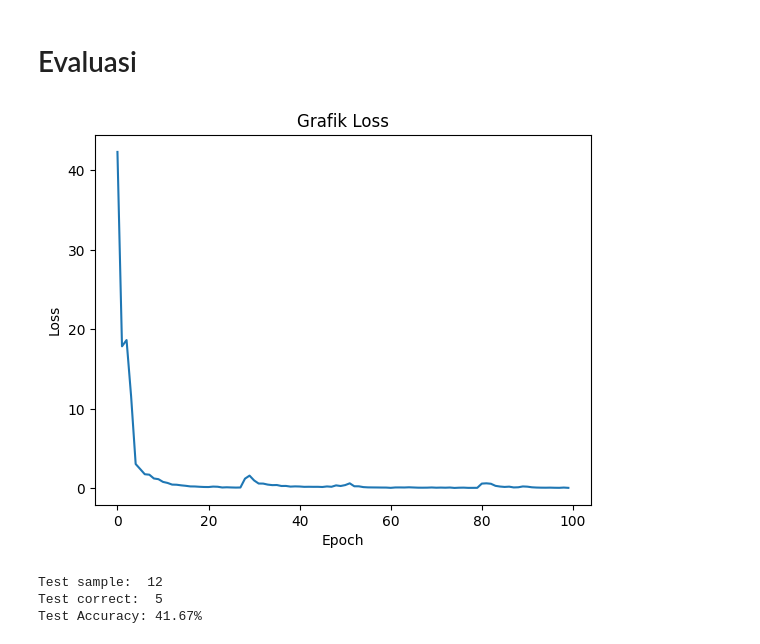
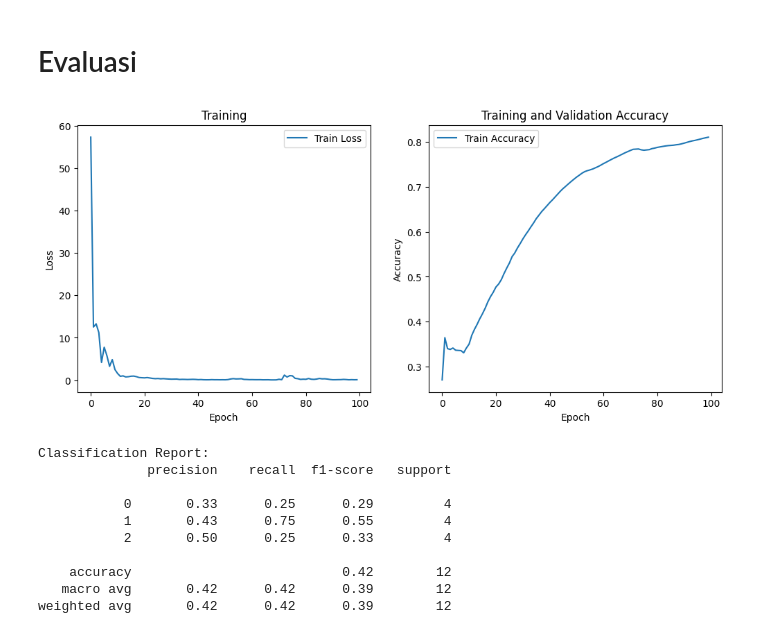
Before and after one commit to sixxkr/21102254_Karsten-Errando-Winoto_IF09SC1_Penganalan-Pola, a Jupyter notebook: Tubes.ipynb, the cells around one changed output. Cells and saved outputs as stored; diff of their text form; code cells hidden in the pictures.

```diff
--- a/Tubes.ipynb
+++ b/Tubes.ipynb
@@ -20,9 +22,9 @@ from torch.utils.data import Dataset, DataLoader
 # %% [markdown]
 # Dataset
 # %%
-a = 'D:/SEKOLAH/KULIAH/SEMESTER 6/PENGENALAN POLA/transformer/DS_GEKCO/ALBINO'
-b = 'D:/SEKOLAH\KULIAH/SEMESTER 6/PENGENALAN POLA/transformer/DS_GEKCO/BOLDSTRIPE'
-ab  = 'D:/SEKOLAH/KULIAH/SEMESTER 6/PENGENALAN POLA/transformer/DS_GEKCO/BOLDSTIPE_ALBINO'
+a = 'D:/SEKOLAH/KULIAH/SEMESTER 6/PENGENALAN POLA/21102254_Karsten Errando Winoto_IF 09 SC 1_Pengenalan Pola 1/DS_GEKCO/ALBINO'
+b = 'D:/SEKOLAH/KULIAH/SEMESTER 6/PENGENALAN POLA/21102254_Karsten Errando Winoto_IF 09 SC 1_Pengenalan Pola 1/DS_GEKCO/BOLDSTRIPE'
+ab  = 'D:/SEKOLAH/KULIAH/SEMESTER 6/PENGENALAN POLA/21102254_Karsten Errando Winoto_IF 09 SC 1_Pengenalan Pola 1/DS_GEKCO/BOLDSTIPE_ALBINO'
 # %%
 def ambil_data(folder):
     gecko = []
@@ -128,6 +130,9 @@ criterion  = nn.CrossEntropyLoss()
 EPOCH = 100
 device = 'cpu'
 loss_all = []
+accuracy_all =[]
+total_correct = 0
+total_samples = 0
 for epoch in range(EPOCH):
     loss_total = 0
     for batch, (src, trg) in enumerate(train_data):
@@ -141,7 +146,11 @@ for epoch in range(EPOCH):
         optimizer.zero_grad()
         loss.backward()
         optimizer.step()
+        total_correct += (torch.argmax(pred, dim=1) == torch.argmax(trg, dim=1)).sum().item()
+        total_samples += trg.size(0)
     loss_batch = loss_total / len(train_data)
     loss_all.append(loss_batch)
-    print("epoch = ", epoch + 1, "loss = ", loss_batch)
+    accuracy = total_correct / total_samples
+    accuracy_all.append(accuracy)
+    print(f'Epoch {epoch+1}/{EPOCH}, Loss: {loss_batch:.4f}, Accuracy: {accuracy:.4f}')
 # %% [output]
@@ -165,30 +174,52 @@ epoch =  100 loss =  0.05272096818468223
 # %% [markdown]
 # Evaluasi
 # %%
-plt.plot(loss_all)
-plt.title('Grafik Loss')
+plt.figure(figsize=(12, 5))
+plt.subplot(1, 2, 1)
+plt.plot(range(EPOCH), loss_all, label='Train Loss')
 plt.xlabel('Epoch')
 plt.ylabel('Loss')
+plt.legend()
+plt.title('Training')
+
+plt.subplot(1, 2, 2)
+plt.plot(range(EPOCH), accuracy_all, label='Train Accuracy')
+plt.xlabel('Epoch')
+plt.ylabel('Accuracy')
+plt.legend()
+plt.title('Training and Validation Accuracy')
 plt.show()
 # %% [output]
-[figure, old version]
+[figure, new version]
 # %%
 model.eval() #mode evaluasi
-total_correct = 0
-total_samples = 0
+all_preds = []
+all_labels = []
+model.eval()
 with torch.no_grad():
-  for batch, (src, trg) in enumerate(test_data):
-    src = src.permute(0, 3, 1, 2)
-    # Forward pass
-    pred = model(src).to(device)
-    # Hitung jumlah prediksi yang benar
-    total_correct += (torch.argmax(pred, dim=1) == torch.argmax(trg, dim=1)).sum().item()
-    total_samples += trg.size(0)
-accuracy = total_correct / total_samples
-print(f'Test sample: ', total_samples)
-print(f'Test correct: ', total_correct)
-print(f'Test Accuracy: {accuracy * 100:.2f}%')
+    for batch, (src, trg) in enumerate(test_data):
+        src = src.permute(0, 3, 1, 2).to(device)
+        trg = trg.to(device)
+
+        # Forward
+        outputs = model(src)
+
+        # Ambil prediksi dan label asli (dalam bentuk index kelas)
+        preds = torch.argmax(outputs, dim=1).cpu().numpy()
+        labels = torch.argmax(trg, dim=1).cpu().numpy()
+
+        all_preds.extend(preds)
+        all_labels.extend(labels)
+print("Classification Report:")
+print(classification_report(all_labels, all_preds))
 # %% [output]
-Test sample:  12
-Test correct:  5
-Test Accuracy: 41.67%
+Classification Report:
+              precision    recall  f1-score   support
+
+           0       0.33      0.25      0.29         4
+           1       0.43      0.75      0.55         4
+           2       0.50      0.25      0.33         4
+
+    accuracy                           0.42        12
+   macro avg       0.42      0.42      0.39        12
+weighted avg       0.42      0.42      0.39        12
```
Also changed, not shown: parts of 6 cells of this notebook, 4 other files.
